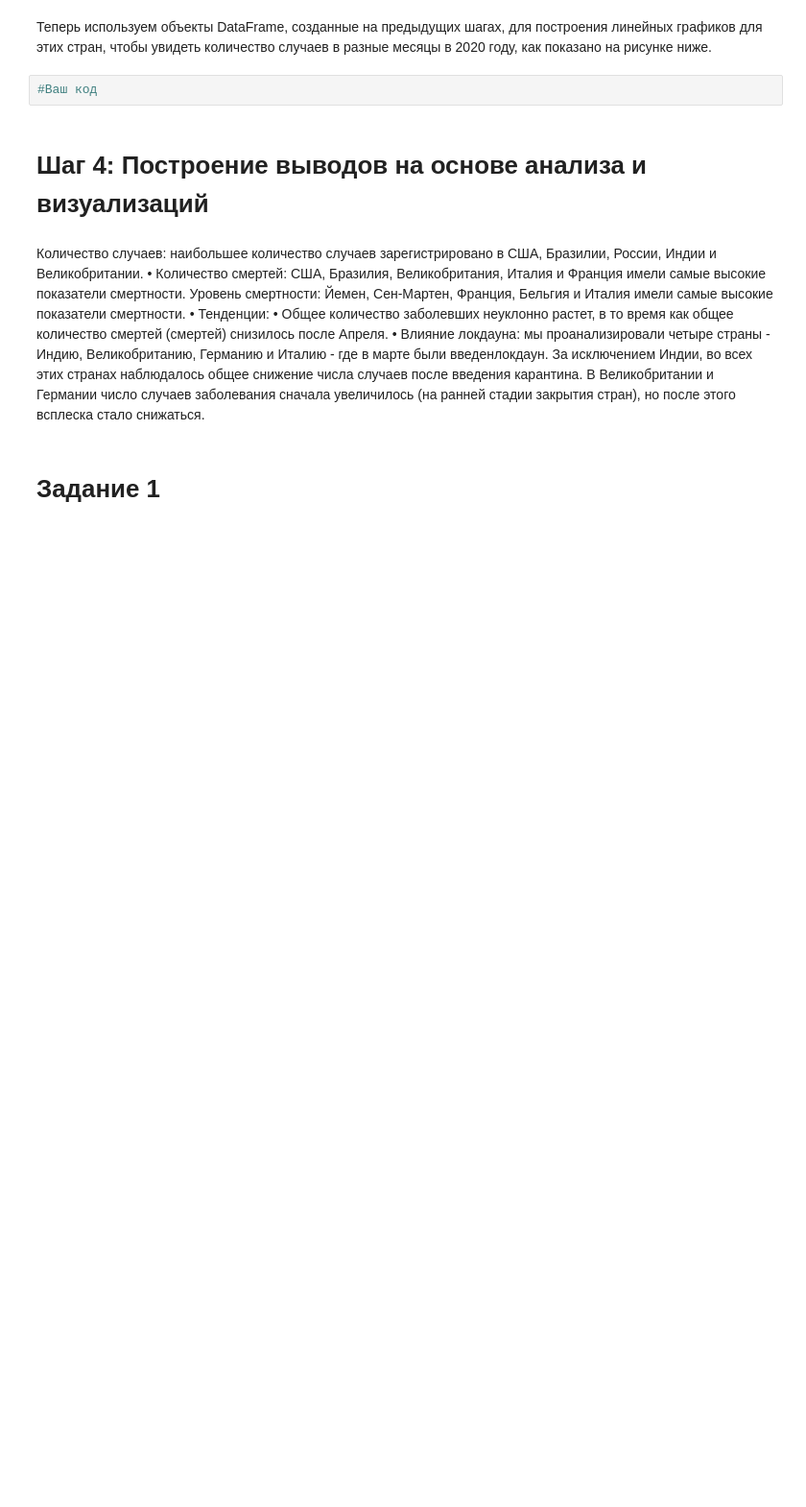
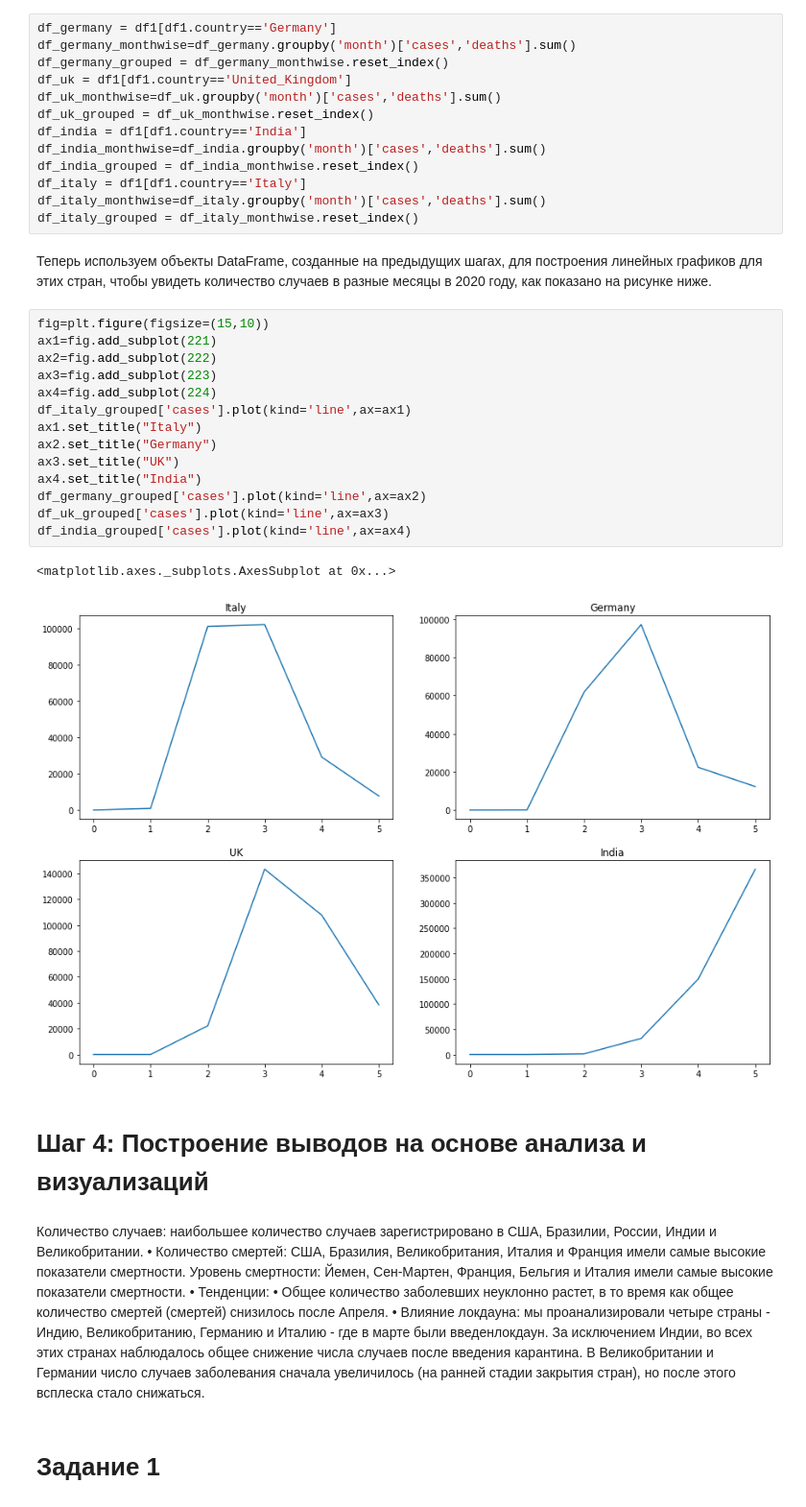
Before and after one commit to AnastasiaaAlekseichuk/practice, a Jupyter notebook: Практика_4_3_Алексейчук_Case_2,_3.ipynb, the cells around one changed output. Shown at 96% size. Drawn from its saved outputs; the diff is of its cells as text; blank space fills up the shorter version.

```diff
--- a/Практика_4_3_Алексейчук_Case_2,_3.ipynb
+++ b/Практика_4_3_Алексейчук_Case_2,_3.ipynb
@@ -757,8 +777,36 @@ TypeError: ignored
+# %%
+df_germany = df1[df1.country=='Germany']
+df_germany_monthwise=df_germany.groupby('month')['cases','deaths'].sum()
+df_germany_grouped = df_germany_monthwise.reset_index()
+df_uk = df1[df1.country=='United_Kingdom']
+df_uk_monthwise=df_uk.groupby('month')['cases','deaths'].sum()
+df_uk_grouped = df_uk_monthwise.reset_index()
+df_india = df1[df1.country=='India']
+df_india_monthwise=df_india.groupby('month')['cases','deaths'].sum()
+df_india_grouped = df_india_monthwise.reset_index()
+df_italy = df1[df1.country=='Italy']
+df_italy_monthwise=df_italy.groupby('month')['cases','deaths'].sum()
+df_italy_grouped = df_italy_monthwise.reset_index()
 # %% [markdown]
 
 Теперь  используем объекты DataFrame, созданные на предыдущих шагах, для построения линейных графиков для этих стран, чтобы увидеть количество случаев в разные месяцы в 2020 году, как показано на рисунке ниже.
-# %%
-#Ваш код
+# %%
+fig=plt.figure(figsize=(15,10))
+ax1=fig.add_subplot(221)
+ax2=fig.add_subplot(222)
+ax3=fig.add_subplot(223)
+ax4=fig.add_subplot(224)
+df_italy_grouped['cases'].plot(kind='line',ax=ax1)
+ax1.set_title("Italy")
+ax2.set_title("Germany")
+ax3.set_title("UK")
+ax4.set_title("India")
+df_germany_grouped['cases'].plot(kind='line',ax=ax2)
+df_uk_grouped['cases'].plot(kind='line',ax=ax3)
+df_india_grouped['cases'].plot(kind='line',ax=ax4)
+# %% [output]
+<matplotlib.axes._subplots.AxesSubplot at 0x...>
+[figure, added]
 # %% [markdown]
 # **Шаг 4:** Построение выводов на основе анализа и визуализаций
 # %% [markdown]
```
Also changed, not shown: parts of 17 cells of this notebook.
